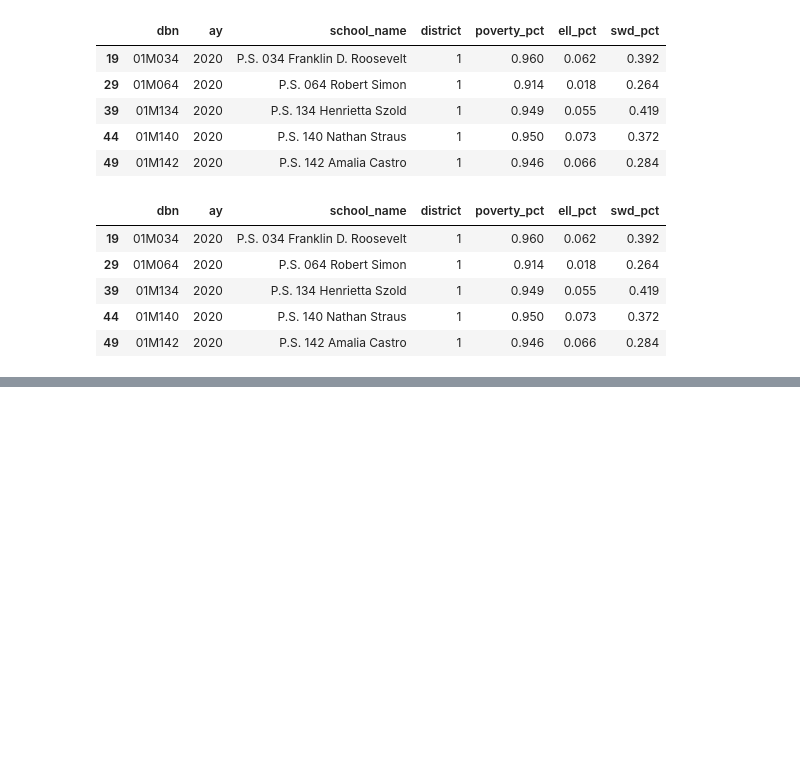
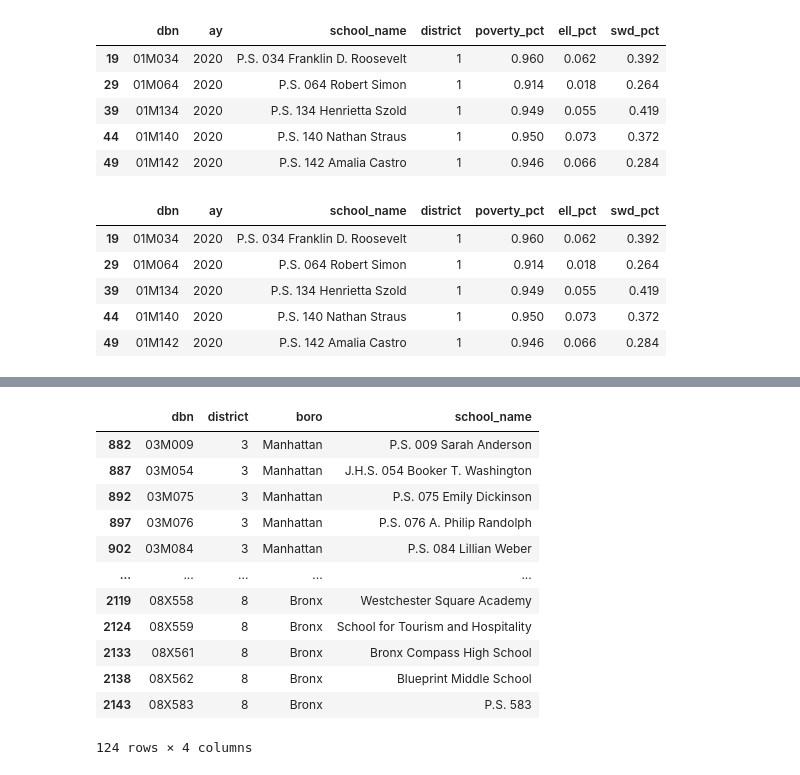
Before and after one commit to adelphi-ed-tech/nycschools, a Jupyter notebook: nb/01-Basics/02-querying-data.ipynb, the cells around one changed output, grey strips where cells are left out. Drawn from its saved outputs; the diff is of its cells as text; code cells hidden in the pictures; blank space fills up the shorter version.

```diff
--- a/nb/01-Basics/02-querying-data.ipynb
+++ b/nb/01-Basics/02-querying-data.ipynb
@@ -116,0 +149,16 @@ data.head()
+# %%
+data[["dbn", "district", "boro", "school_name"]].drop_duplicates()
+# %% [output]
+|  | dbn | district | boro | school_name |
+| 882 | 03M009 | 3 | Manhattan | P.S. 009 Sarah Anderson |
+| 887 | 03M054 | 3 | Manhattan | J.H.S. 054 Booker T. Washington |
+| 892 | 03M075 | 3 | Manhattan | P.S. 075 Emily Dickinson |
+| 897 | 03M076 | 3 | Manhattan | P.S. 076 A. Philip Randolph |
+| 902 | 03M084 | 3 | Manhattan | P.S. 084 Lillian Weber |
+| ... | ... | ... | ... | ... |
+| 2119 | 08X558 | 8 | Bronx | Westchester Square Academy |
+| 2124 | 08X559 | 8 | Bronx | School for Tourism and Hospitality |
+| 2133 | 08X561 | 8 | Bronx | Bronx Compass High School |
+| 2138 | 08X562 | 8 | Bronx | Blueprint Middle School |
+| 2143 | 08X583 | 8 | Bronx | P.S. 583 |
+124 rows × 4 columns
```
Also changed, not shown: parts of 8 cells of this notebook.
